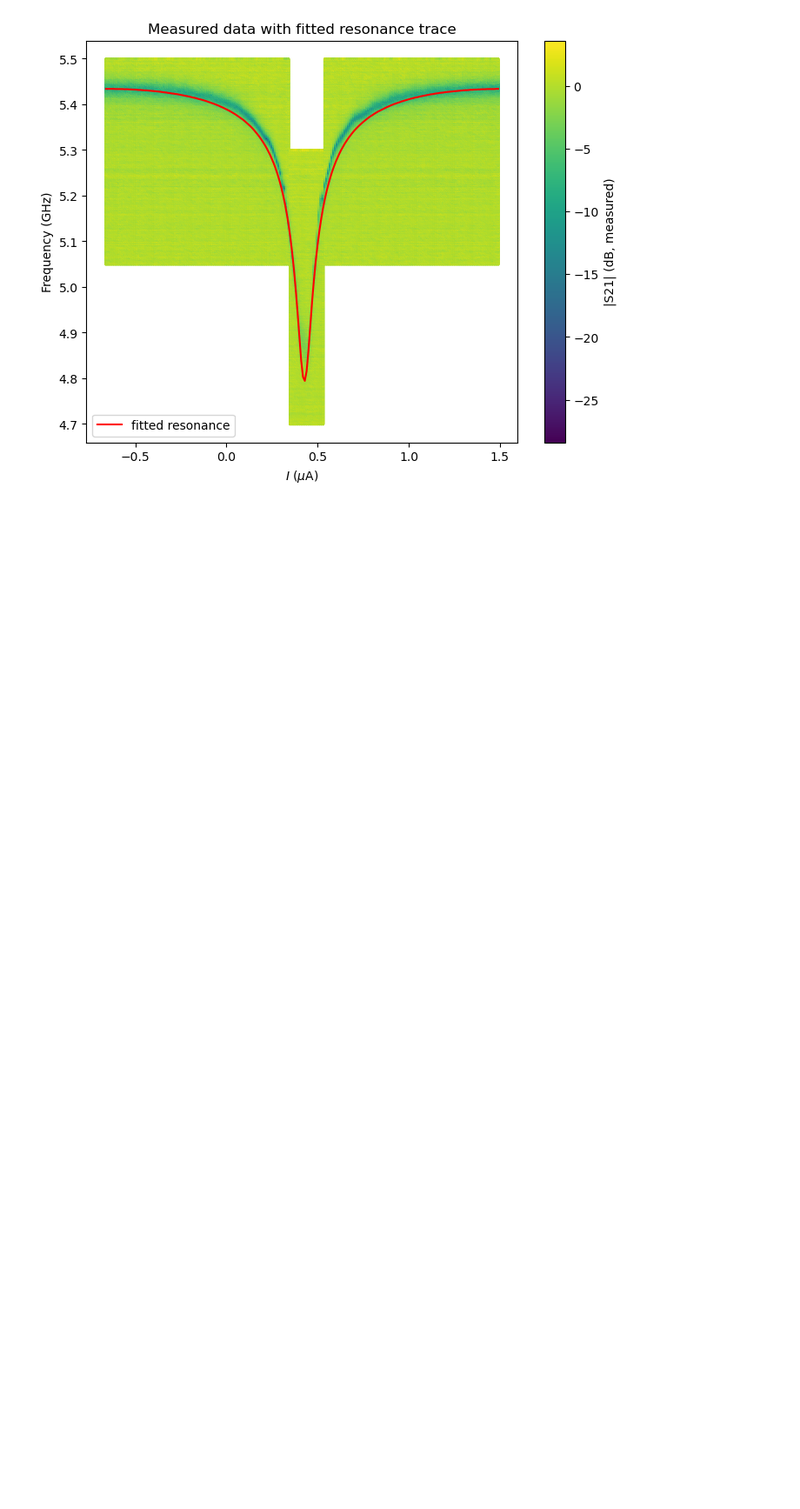
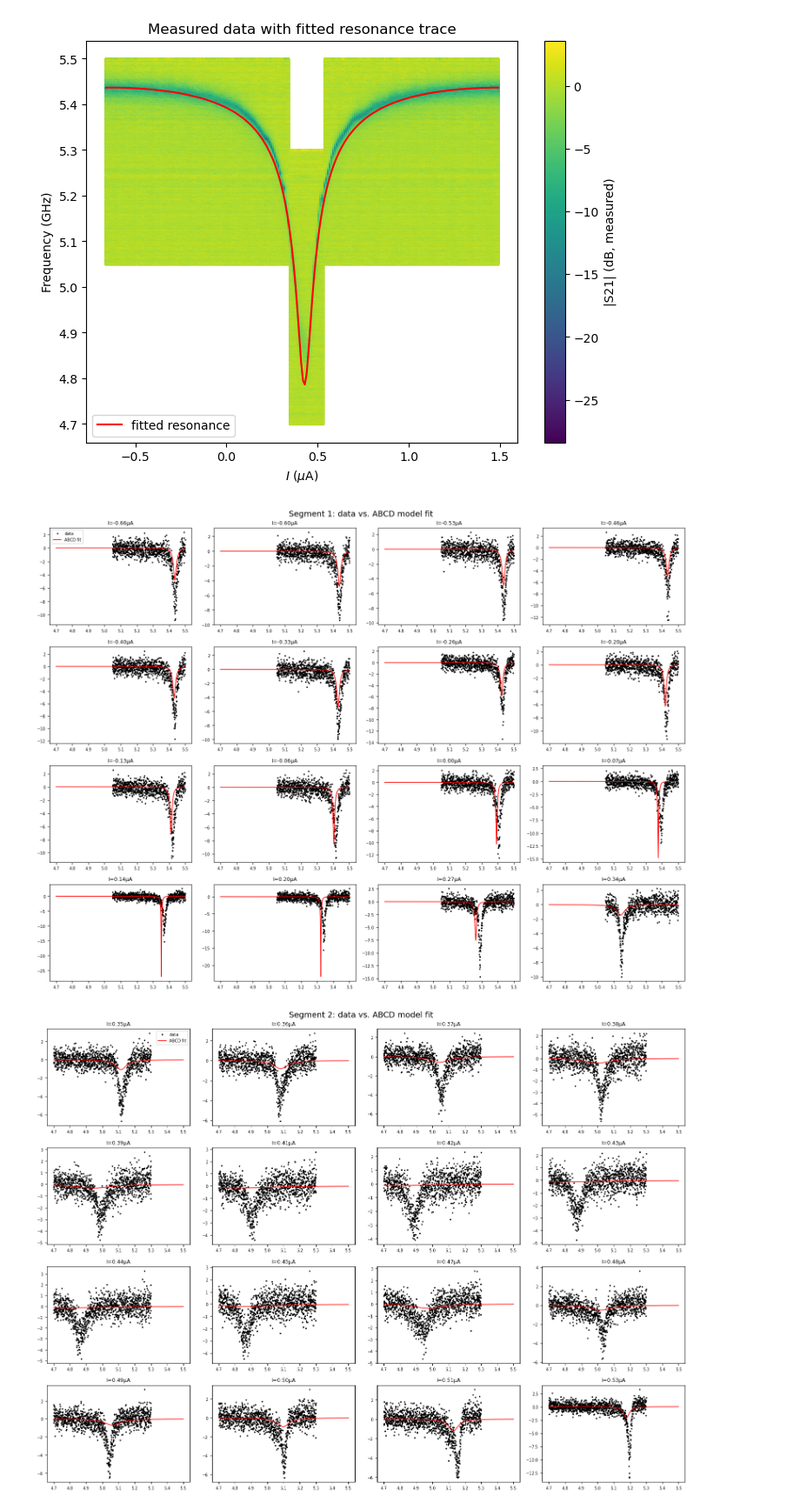
Before and after one commit to foysalx/Tunable-Coupler, a Jupyter notebook: TC-Main-001-Fit.ipynb, the cells around one changed output. Shown at 87% size. Cells and saved outputs as stored; diff of their text form; code cells hidden in the pictures; blank space fills up the shorter version.

```diff
--- a/TC-Main-001-Fit.ipynb
+++ b/TC-Main-001-Fit.ipynb
@@ -278,3 +299,50 @@ plt.title('Measured data with fitted resonance trace')
 plt.show()
 # %% [output]
 [figure]
+# %%
+# --- Recover segment boundaries from the unique-current counts (101, 19, 96) ---
+I_unique = np.unique(I1_A)
+seg_sizes = [101, 19, 96]
+seg_bounds = np.cumsum([0] + seg_sizes)  # [0, 101, 120, 216]
+segments = {
+    'Segment 1': I_unique[seg_bounds[0]:seg_bounds[1]],
+    'Segment 2': I_unique[seg_bounds[1]:seg_bounds[2]],
+    'Segment 3': I_unique[seg_bounds[2]:seg_bounds[3]],
+}
+
+f_dense = np.linspace(Freq.min(), Freq.max(), 500)
+
+# --- Plot 16 evenly-spaced traces per segment: data vs. ABCD model fit ---
+for seg_name, I_seg in segments.items():
+    n_show = min(16, len(I_seg))
+    sample_idx = np.linspace(0, len(I_seg)-1, n_show).astype(int)
+    sample_currents = I_seg[sample_idx]
+
+    fig, axes = plt.subplots(4, 4, figsize=(16, 12))
+    fig.suptitle(f'{seg_name}: data vs. ABCD model fit', fontsize=14)
+
+    for ax, I_val in zip(axes.flat, sample_currents):
+        mask = (I1_A == I_val)
+        f_trace = Freq[mask]
+        S21_trace = S21_dB[mask]
+        order = np.argsort(f_trace)
+        f_trace, S21_trace = f_trace[order], S21_trace[order]
+
+        ax.plot(f_trace/1e9, S21_trace, 'k.', ms=3, label='data')
+
+        I_dense = np.full_like(f_dense, I_val)
+        model_dense = fit_func((I_dense, f_dense), *popt)
+        ax.plot(f_dense/1e9, model_dense, 'r-', lw=1.2, label='ABCD fit')
+
+        ax.set_title(f'I={I_val*1e6:.2f}µA', fontsize=9)
+        ax.tick_params(labelsize=7)
+
+    for ax in axes.flat[n_show:]:
+        ax.axis('off')
+
+    axes.flat[0].legend(fontsize=7)
+    plt.tight_layout()
+    plt.show()
+# %% [output]
+[figure, added]
+[figure, added]
```
Also changed, not shown: parts of 5 cells of this notebook, 1 other file.
